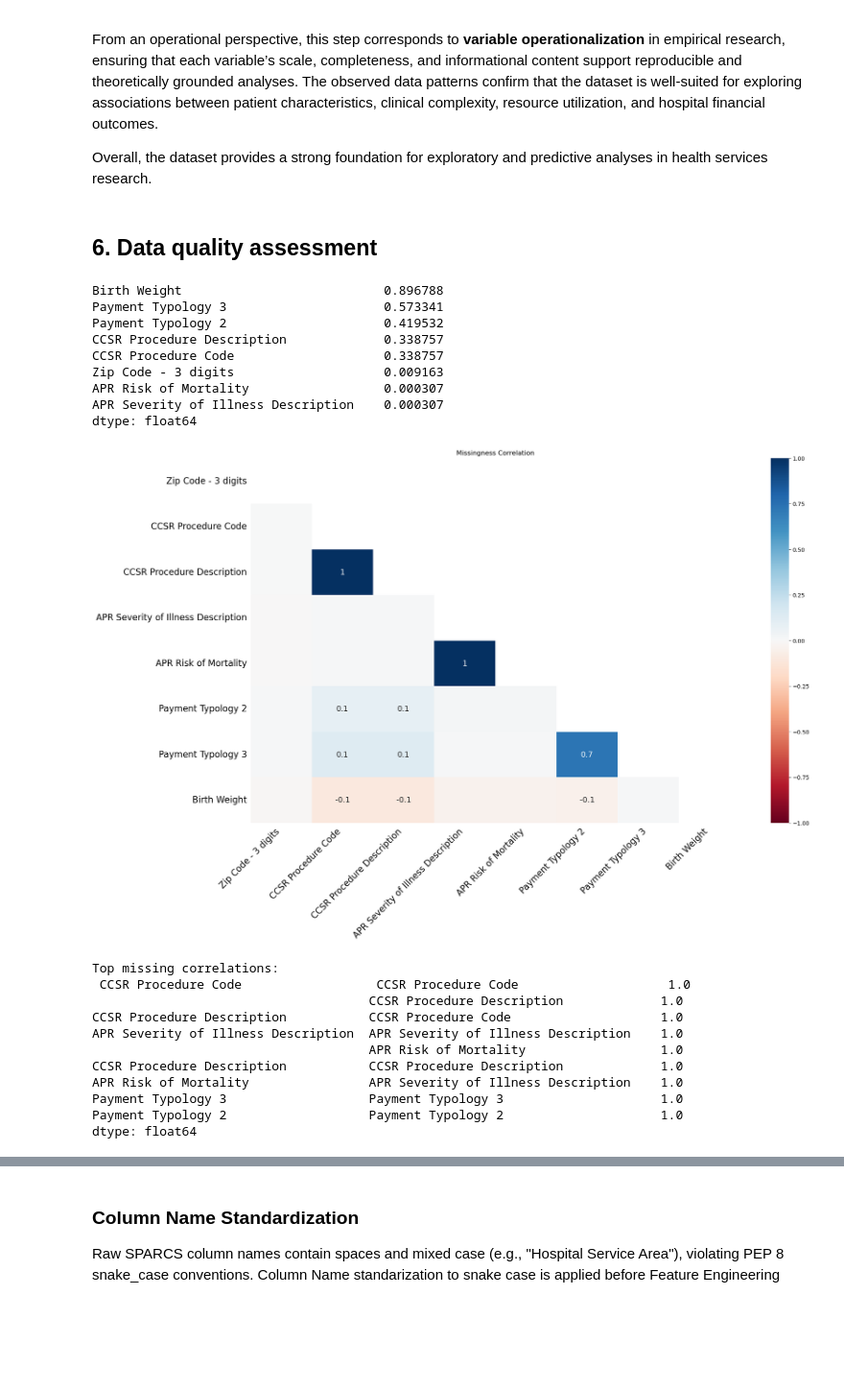
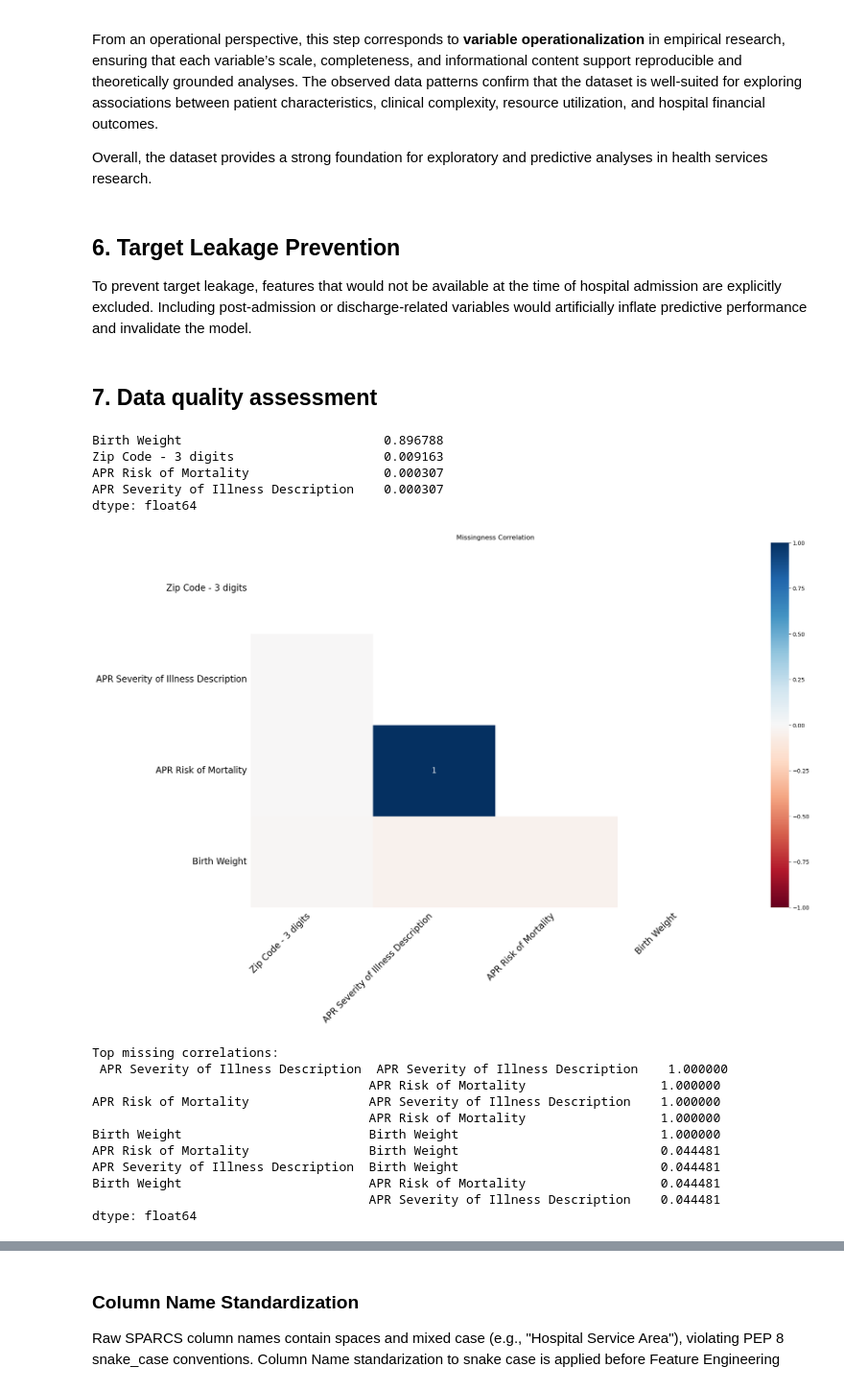
Before and after one commit to ibejerano/unie-healthcare-regression, a Jupyter notebook: src/hospital_los_regressor.ipynb, the cells around one changed output, grey strips where cells are left out. Shown at 96% size. Saved outputs shown, nothing was run; the diff lists cells and outputs as text; code cells hidden in the pictures; blank space fills up the shorter version.

```diff
--- a/src/hospital_los_regressor.ipynb
+++ b/src/hospital_los_regressor.ipynb
@@ -151,8 +158,10 @@ this notebook constitute Produced Works under the license.
 # %% [markdown]
 ## 4. Dataset loading and verification
 # %%
+filename = '../datasets/Hospital_Inpatient_Discharges_SPARCS_De-Identified_NYCity_Richmond_2023.csv'
+
 df = pd.read_csv(
-    "../datasets/Hospital_Inpatient_Discharges_SPARCS_De-Identified_NYCity_Richmond_2023.csv",
+    filename,
     sep=';',                    # semicolon delimiter
     quotechar='"',              # double quotes around fields
     quoting=csv.QUOTE_MINIMAL,  # only quote fields that need it
@@ -407,45 +416,78 @@ financial outcomes.
 
 Overall, the dataset provides a strong foundation for exploratory and
 predictive analyses in health services research.
+# %% [markdown]
+## 6. Target Leakage Prevention
+
+To prevent target leakage, features that would not be available at the time of hospital
+admission are explicitly excluded. Including post-admission or discharge-related variables
+would artificially inflate predictive performance and invalidate the model.
+# %%
+# hard leakage: never available at admission
+hard_leakage_cols = [
+    "Patient Disposition",
+    "Total Charges",
+    "Total Costs",
+    "Payment Typology 2",
+    "Payment Typology 3"
+]
+
+df = df.drop(
+    columns=[c for c in hard_leakage_cols if c in df.columns],
+    errors="ignore"
+)
+
+# soft leakage: typically determined after admission (conservative choice)
+soft_leakage_cols = [
+    "CCSR Procedure Code",
+    "CCSR Procedure Description"
+]
+
+df = df.drop(
+    columns=[c for c in soft_leakage_cols if c in df.columns],
+    errors="ignore"
+)
 # %% [markdown]
-## 6. Data quality assessment
+## 7. Data quality assessment
 # %%
 # Compute the proportion of missing values (NaN) per column
 na_summary = df.isna().mean().sort_values(ascending=False)
 na_summary[na_summary > 0]
 # %% [output]
 Birth Weight                           0.896788
-Payment Typology 3                     0.573341
-Payment Typology 2                     0.419532
-CCSR Procedure Description             0.338757
-CCSR Procedure Code                    0.338757
 Zip Code - 3 digits                    0.009163
 APR Risk of Mortality                  0.000307
 APR Severity of Illness Description    0.000307
 dtype: float64
 # %%
+import pandas as pd
 import missingno as msno
 import matplotlib.pyplot as plt
 
-# Matrix correlation (MAR patterns)
+# Missingness correlation heatmap (MAR patterns)
 msno.heatmap(df)
 plt.title("Missingness Correlation")
 plt.show()
 
-# Simple MCAR test proxy (pairwise corr of missing indicators)
-missing_ind = pd.DataFrame(df.isnull().astype(int))
-corr_matrix = missing_ind.corr().abs().unstack().sort_values(ascending=False)
-print("Top missing correlations:\n", corr_matrix[1:10])  # If feasible, add Little's test via statsmodels
+# MCAR proxy: correlation of missingness indicators
+missing_ind = df.isna().astype(int)
+corr_matrix = (
+    missing_ind.corr().abs()
+    .unstack()
+    .sort_values(ascending=False)
+)
+
+print("Top missing correlations:\n", corr_matrix[1:10])
 # %% [output]
-[figure, old version]
+[figure, new version]
 Top missing correlations:
- CCSR Procedure Code                  CCSR Procedure Code                    1.0
-                                     CCSR Procedure Description             1.0
-CCSR Procedure Description           CCSR Procedure Code                    1.0
-APR Severity of Illness Description  APR Severity of Illness Description    1.0
-                                     APR Risk of Mortality                  1.0
-CCSR Procedure Description           CCSR Procedure Description             1.0
-APR Risk of Mortality                APR Severity of Illness Description    1.0
-Payment Typology 3                   Payment Typology 3                     1.0
-Payment Typology 2                   Payment Typology 2                     1.0
+ APR Severity of Illness Description  APR Severity of Illness Description    1.000000
+                                     APR Risk of Mortality                  1.000000
+APR Risk of Mortality                APR Severity of Illness Description    1.000000
+                                     APR Risk of Mortality                  1.000000
+Birth Weight                         Birth Weight                           1.000000
+APR Risk of Mortality                Birth Weight                           0.044481
+APR Severity of Illness Description  Birth Weight                           0.044481
+Birth Weight                         APR Risk of Mortality                  0.044481
+                                     APR Severity of Illness Description    0.044481
 dtype: float64
```
Also changed, not shown: parts of 54 cells of this notebook, 3 other files.
